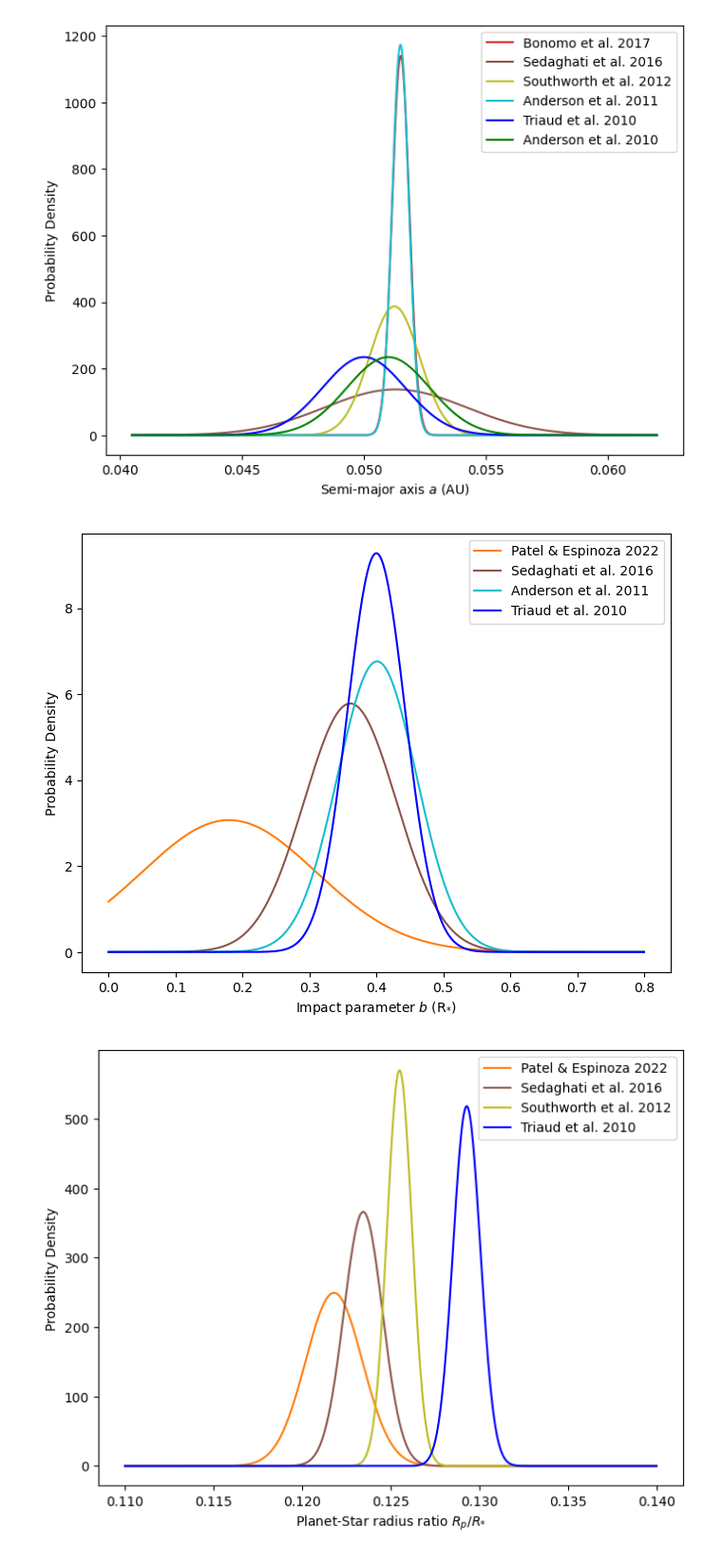
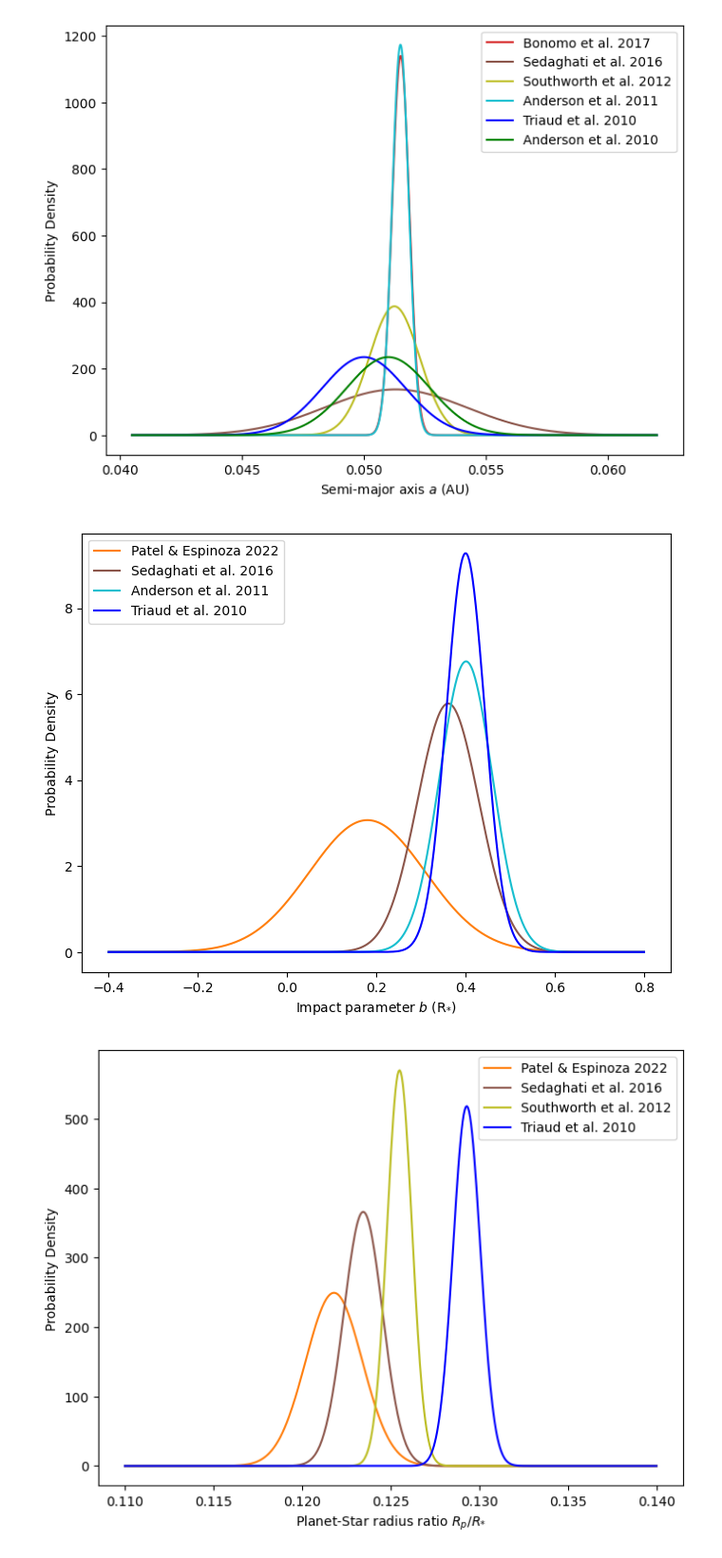
Before and after one commit to hrwakeford/MSci2022_TESS, a Jupyter notebook: WASP_17b_transit_fitting/literature_paramters/wasp_17b_probability_density_literature_parameters.ipynb, the cells around one changed output. Shown at 95% size. Drawn from its saved outputs; the diff is of its cells as text; code cells hidden in the pictures.

```diff
--- a/WASP_17b_transit_fitting/literature_paramters/wasp_17b_probability_density_literature_parameters.ipynb
+++ b/WASP_17b_transit_fitting/literature_paramters/wasp_17b_probability_density_literature_parameters.ipynb
@@ -55,7 +64,7 @@ for P_obj, author in zip(P_list, P_ref_list):
     mu, upper, lower = P_obj
     sigma = max(abs(upper), abs(lower))
     if sigma > 0:
-        colour = df[author][8]
+        colour = df[author]['colour']
         plt.plot(x, stats.norm.pdf(x, mu, sigma), label=author, color=colour)
 
 plt.xlabel("Period (days)")
@@ -74,7 +83,7 @@ for i_obj, author in zip(i_list, i_ref_list):
     mu, upper, lower = i_obj
     sigma = max(abs(upper), abs(lower))
     if sigma > 0:
-        colour = df[author][8]
+        colour = df[author]['colour']
         plt.plot(x, stats.norm.pdf(x, mu, sigma), label=author, color=colour)
 
 plt.xlabel(r"Orbital inclination $i$ (deg)")
@@ -91,7 +100,7 @@ for R_obj, author in zip(R_list, R_ref_list):
     mu, upper, lower = R_obj
     sigma = max(abs(upper), abs(lower))
     if sigma > 0:
-        colour = df[author][8]
+        colour = df[author]['colour']
         plt.plot(x, stats.norm.pdf(x, mu, sigma), label=author, color=colour)
 
 plt.xlabel(r'Planetary radius $R$ (R$_{Jup}$)')
@@ -108,7 +117,7 @@ for a_obj, author in zip(a_list, a_ref_list):
     mu, upper, lower = a_obj
     sigma = max(abs(upper), abs(lower))
     if sigma > 0:
-        colour = df[author][8]
+        colour = df[author]['colour']
         plt.plot(x, stats.norm.pdf(x, mu, sigma), label=author, color=colour)
 
 plt.xlabel(r'Semi-major axis $a$ (AU)')
@@ -120,20 +129,20 @@ plt.show()
 # %%
 fig, ax = plt.subplots(1, figsize=(8,6))
 
-x = np.linspace(0.0, 0.8, 1000)
+x = np.linspace(-0.4, 0.8, 1000)
 for b_obj, author in zip(b_list, b_ref_list):
     mu, upper, lower = b_obj
     sigma = max(abs(upper), abs(lower))
     if sigma > 0:
-        colour = df[author][8]
+        colour = df[author]['colour']
         plt.plot(x, stats.norm.pdf(x, mu, sigma), label=author, color=colour)
 
 plt.xlabel(r'Impact parameter $b$ (R$_{*}$)')
 plt.ylabel("Probability Density")
 ax.legend()
 plt.show()
 # %% [output]
-[figure, old version]
+[figure, new version]
 # %%
 fig, ax = plt.subplots(1, figsize=(8,6))
 
```
Also changed, not shown: parts of 8 cells of this notebook, 1 other file.
